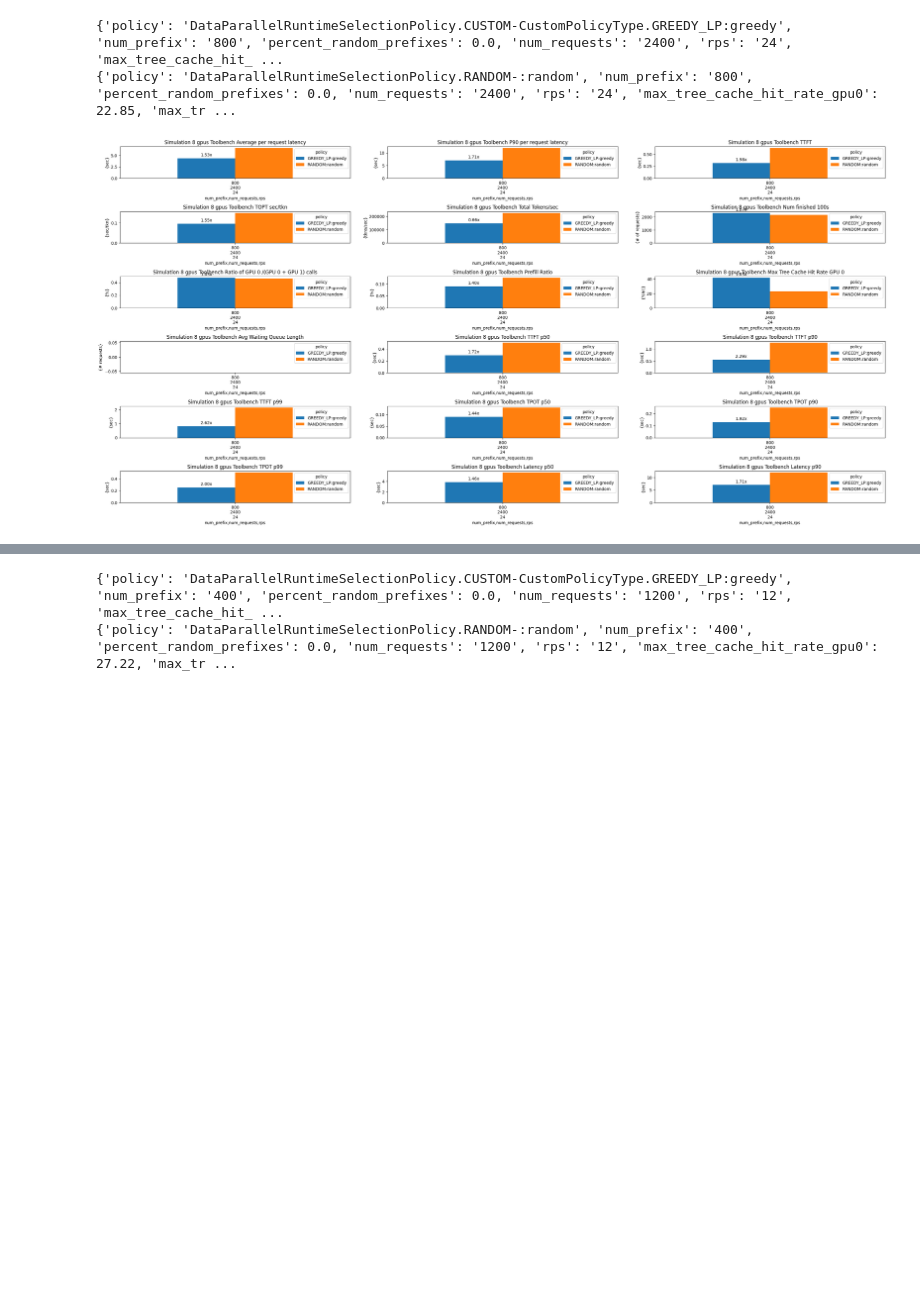
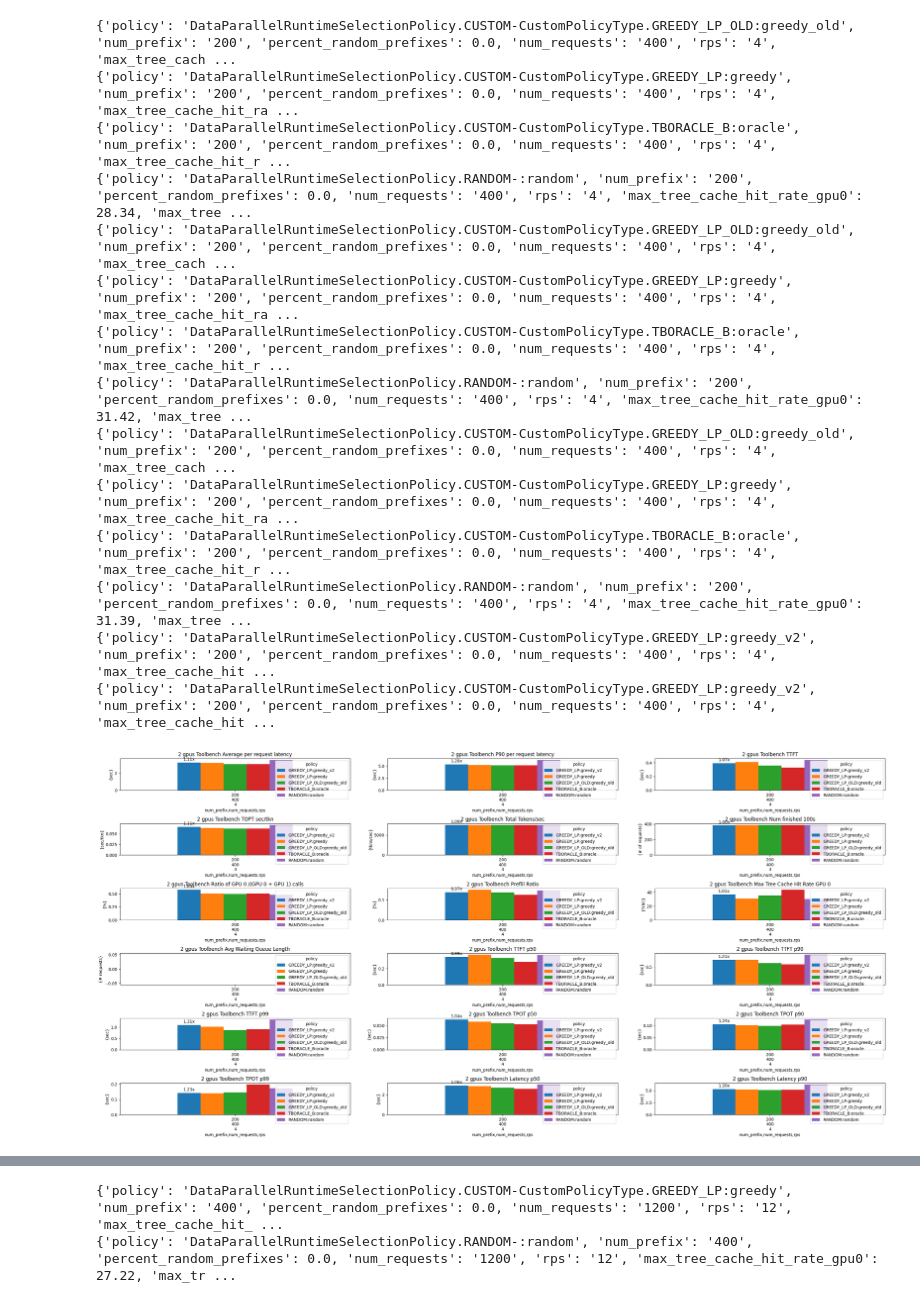
Before and after one commit to WukLab/preble, a Jupyter notebook: multi_node/benchmarks/plot_rps_results.ipynb, the cells around one changed output, grey strips where cells are left out. Saved outputs shown, nothing was run; the diff lists cells and outputs as text; code cells hidden in the pictures; blank space fills up the shorter version.

Commit message:
Update greedy policy with logs

```diff
--- a/multi_node/benchmarks/plot_rps_results.ipynb
+++ b/multi_node/benchmarks/plot_rps_results.ipynb
@@ -361,12 +361,26 @@ def plot_metrics(metrics, title_prefix, ax_dims=(4, 3), figsize=(28, 14), global
     for i in range(ax_index, len(axes)):
         fig.delaxes(axes[i])
 # %%
-log_file = 'logs_sim/toolbench_4096_simulated_8_gpus.log'
+log_file = 'validate_oracle/oracle_vs_lps3.log'
 param_keys = ["model_name", "num_prefix", "percent_random_prefixes", "num_requests", "rps", "policy", "exp_time"]
-metrics = extract_metrics(log_file, param_keys, max_gpus=8)
-node_3_exp = {}
-plot_metrics(metrics, "Simulation 8 gpus Toolbench", global_metric_dfs=node_3_exp, baseline_key="RANDOM:random", ax_dims=(6,3))
+metrics = extract_metrics(log_file, param_keys, max_gpus=2)
+greedy_exp = {}
+plot_metrics(metrics, "2 gpus Toolbench", global_metric_dfs=greedy_exp, baseline_key="RANDOM:random", ax_dims=(6,3), global_metric_columns=[
+   "GREEDY_LP:greedy_v2", "GREEDY_LP:greedy", "GREEDY_LP_OLD:greedy_old", "TBORACLE_B:oracle", "RANDOM:random"
+])
 # %% [output]
-{'policy': 'DataParallelRuntimeSelectionPolicy.CUSTOM-CustomPolicyType.GREEDY_LP:greedy', 'num_prefix': '800', 'percent_random_prefixes': 0.0, 'num_requests': '2400', 'rps': '24', 'max_tree_cache_hit_ ...
-{'policy': 'DataParallelRuntimeSelectionPolicy.RANDOM-:random', 'num_prefix': '800', 'percent_random_prefixes': 0.0, 'num_requests': '2400', 'rps': '24', 'max_tree_cache_hit_rate_gpu0': 22.85, 'max_tr ...
+{'policy': 'DataParallelRuntimeSelectionPolicy.CUSTOM-CustomPolicyType.GREEDY_LP_OLD:greedy_old', 'num_prefix': '200', 'percent_random_prefixes': 0.0, 'num_requests': '400', 'rps': '4', 'max_tree_cach ...
+{'policy': 'DataParallelRuntimeSelectionPolicy.CUSTOM-CustomPolicyType.GREEDY_LP:greedy', 'num_prefix': '200', 'percent_random_prefixes': 0.0, 'num_requests': '400', 'rps': '4', 'max_tree_cache_hit_ra ...
+{'policy': 'DataParallelRuntimeSelectionPolicy.CUSTOM-CustomPolicyType.TBORACLE_B:oracle', 'num_prefix': '200', 'percent_random_prefixes': 0.0, 'num_requests': '400', 'rps': '4', 'max_tree_cache_hit_r ...
+{'policy': 'DataParallelRuntimeSelectionPolicy.RANDOM-:random', 'num_prefix': '200', 'percent_random_prefixes': 0.0, 'num_requests': '400', 'rps': '4', 'max_tree_cache_hit_rate_gpu0': 28.34, 'max_tree ...
+{'policy': 'DataParallelRuntimeSelectionPolicy.CUSTOM-CustomPolicyType.GREEDY_LP_OLD:greedy_old', 'num_prefix': '200', 'percent_random_prefixes': 0.0, 'num_requests': '400', 'rps': '4', 'max_tree_cach ...
+{'policy': 'DataParallelRuntimeSelectionPolicy.CUSTOM-CustomPolicyType.GREEDY_LP:greedy', 'num_prefix': '200', 'percent_random_prefixes': 0.0, 'num_requests': '400', 'rps': '4', 'max_tree_cache_hit_ra ...
+{'policy': 'DataParallelRuntimeSelectionPolicy.CUSTOM-CustomPolicyType.TBORACLE_B:oracle', 'num_prefix': '200', 'percent_random_prefixes': 0.0, 'num_requests': '400', 'rps': '4', 'max_tree_cache_hit_r ...
+{'policy': 'DataParallelRuntimeSelectionPolicy.RANDOM-:random', 'num_prefix': '200', 'percent_random_prefixes': 0.0, 'num_requests': '400', 'rps': '4', 'max_tree_cache_hit_rate_gpu0': 31.42, 'max_tree ...
+{'policy': 'DataParallelRuntimeSelectionPolicy.CUSTOM-CustomPolicyType.GREEDY_LP_OLD:greedy_old', 'num_prefix': '200', 'percent_random_prefixes': 0.0, 'num_requests': '400', 'rps': '4', 'max_tree_cach ...
+{'policy': 'DataParallelRuntimeSelectionPolicy.CUSTOM-CustomPolicyType.GREEDY_LP:greedy', 'num_prefix': '200', 'percent_random_prefixes': 0.0, 'num_requests': '400', 'rps': '4', 'max_tree_cache_hit_ra ...
+{'policy': 'DataParallelRuntimeSelectionPolicy.CUSTOM-CustomPolicyType.TBORACLE_B:oracle', 'num_prefix': '200', 'percent_random_prefixes': 0.0, 'num_requests': '400', 'rps': '4', 'max_tree_cache_hit_r ...
+{'policy': 'DataParallelRuntimeSelectionPolicy.RANDOM-:random', 'num_prefix': '200', 'percent_random_prefixes': 0.0, 'num_requests': '400', 'rps': '4', 'max_tree_cache_hit_rate_gpu0': 31.39, 'max_tree ...
+{'policy': 'DataParallelRuntimeSelectionPolicy.CUSTOM-CustomPolicyType.GREEDY_LP:greedy_v2', 'num_prefix': '200', 'percent_random_prefixes': 0.0, 'num_requests': '400', 'rps': '4', 'max_tree_cache_hit ...
+{'policy': 'DataParallelRuntimeSelectionPolicy.CUSTOM-CustomPolicyType.GREEDY_LP:greedy_v2', 'num_prefix': '200', 'percent_random_prefixes': 0.0, 'num_requests': '400', 'rps': '4', 'max_tree_cache_hit ...
-[figure, old version]
+[figure, new version]
```
Also changed, not shown: parts of 1 cell of this notebook, 14 other files.
